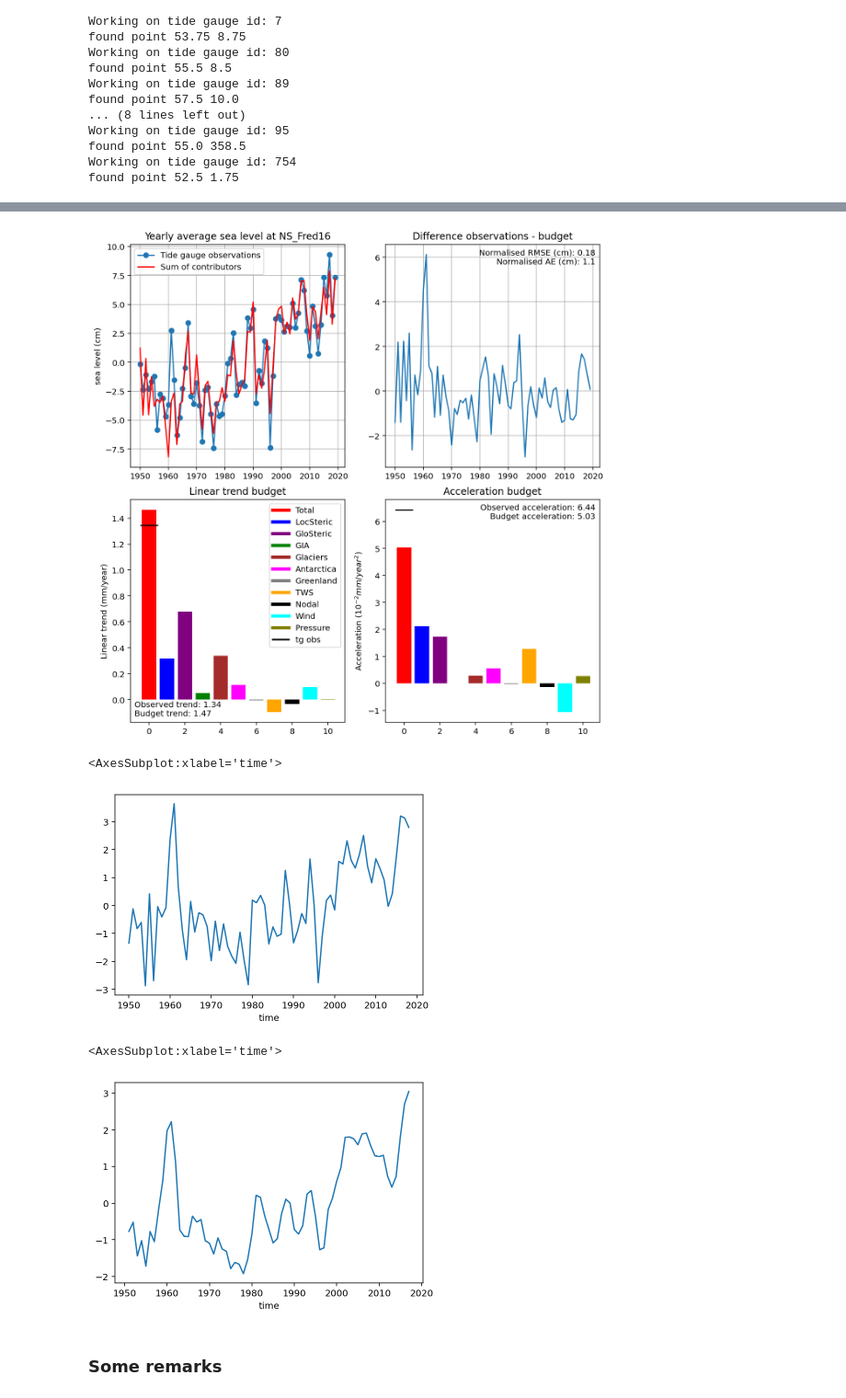
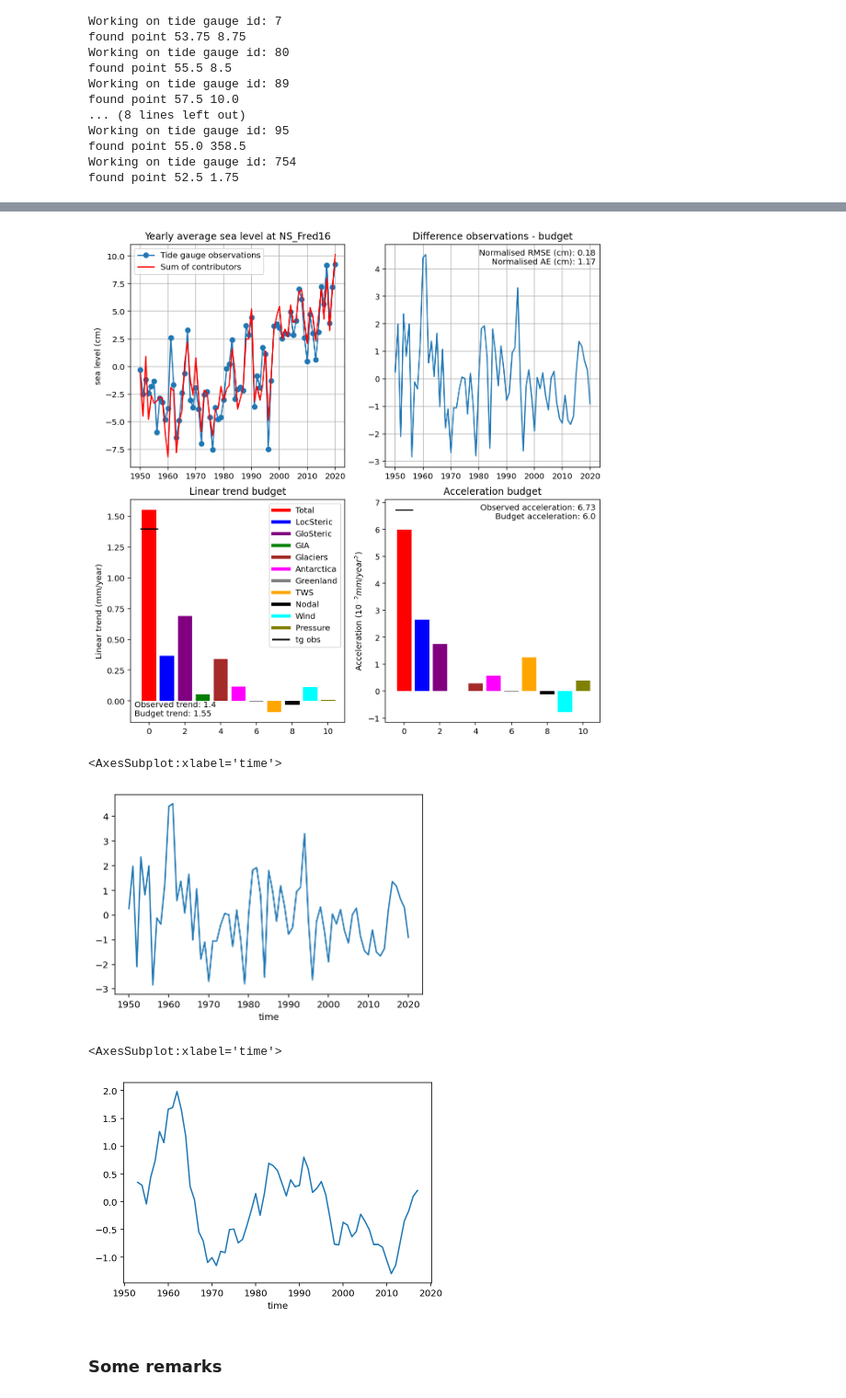
Before and after one commit to Jacobiaan/SLBudget, a Jupyter notebook: notebooks/Budget.ipynb, the cells around one changed output, grey strips where cells are left out. Shown: that part at 92% size. Drawn from its saved outputs; the diff is of its cells as text; code cells hidden in the pictures.

Commit message:
Implement the option for smoothing steric component

```diff
--- a/notebooks/Budget.ipynb
+++ b/notebooks/Budget.ipynb
@@ -28,13 +28,14 @@ path_outputs = '../outputs/'
 # %%
 # Pick a region name (see choices bellow):
 tg_sel = 'NS_Fred16' # Tide gauge selection, see options in the next cell
-opt_steric = ['IAP','EBB',750]
+opt_steric = ['IAP','EBB',1100, 3]
                 # [0]: Poduct, 'EN4' and 'IAP' available so far
                 # [1]: Region on which to average the steric effect:
                 # ENS: Extended North Sea,
                 # EBB: Extended Bay of Biscay
                 # NWS: Norwegian Sea
                 # [2]: Depth of integration in meters
+                # [3]: Number of years to use in smoothing window
 opt_glaciers = 'fred20' # fred20
                             # marzeion15 for Marzeion et al. 2015
                             # zemp19 for Zemp et al. 2019
@@ -134,19 +135,19 @@ display(slmean_df.iloc[-5:])
 # %%
 fig, ax = slc.plot_budget(tg_sel, slmean_df)
 # %% [output]
-[figure, old version]
+[figure, new version]
 # %%
 diff = slmean_df['Obs']-slmean_df['Total']
 diff = diff-diff.mean()
 diff.plot()
 # %% [output]
 <AxesSubplot:xlabel='time'>
-[figure, old version]
+[figure, new version]
 # %%
-diff_ra3 = diff.rolling(3,center=True).mean()
+diff_ra3 = diff.rolling(7,center=True).mean()
 diff_ra3.plot()
 # %% [output]
 <AxesSubplot:xlabel='time'>
-[figure, old version]
+[figure, new version]
 # %%
 budget_name = (f'slbudget_{strftime("%Y_%m_%d", gmtime())}_{tg_sel}_'+
```
Also changed, not shown: parts of 3 cells of this notebook, 1 other file.
